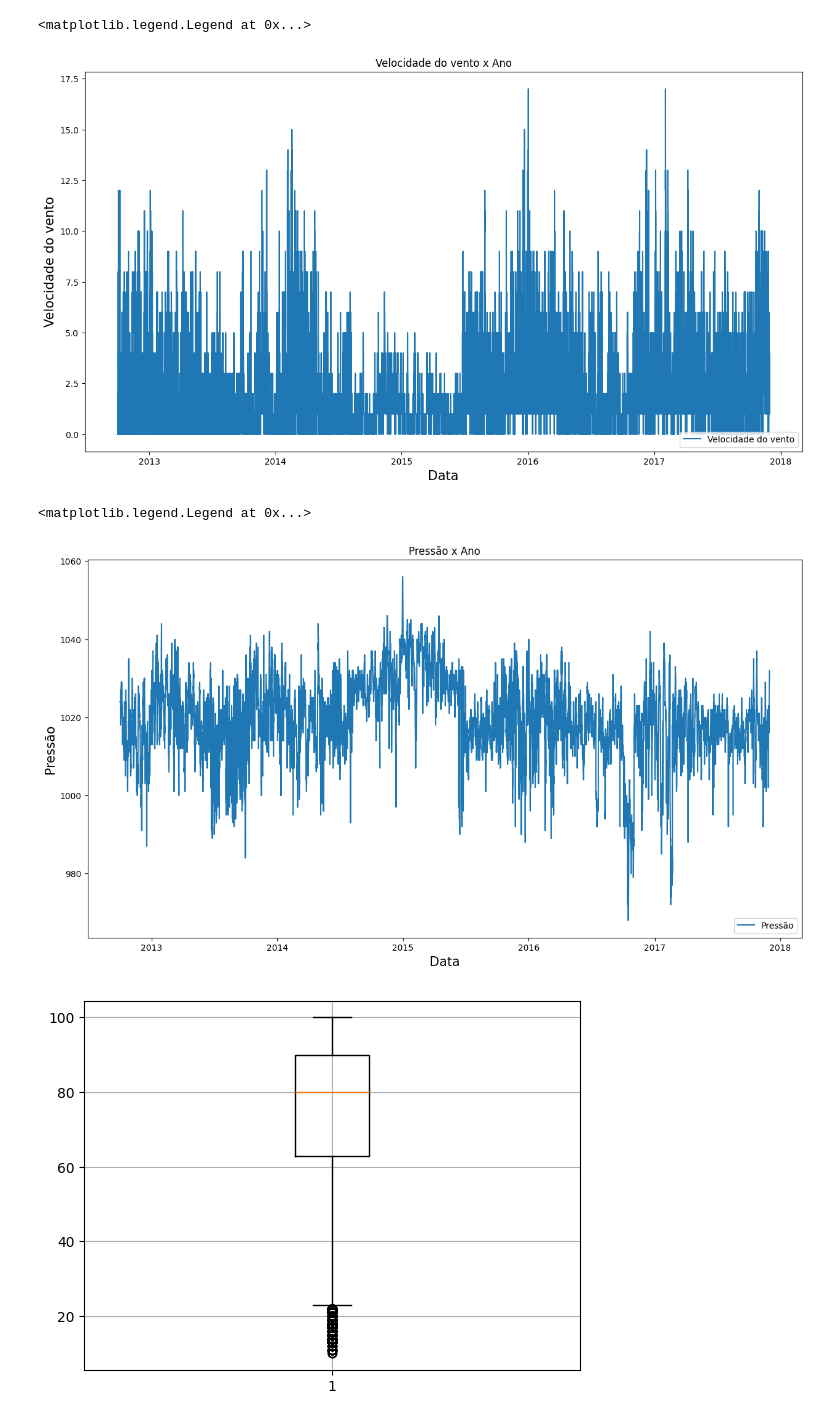
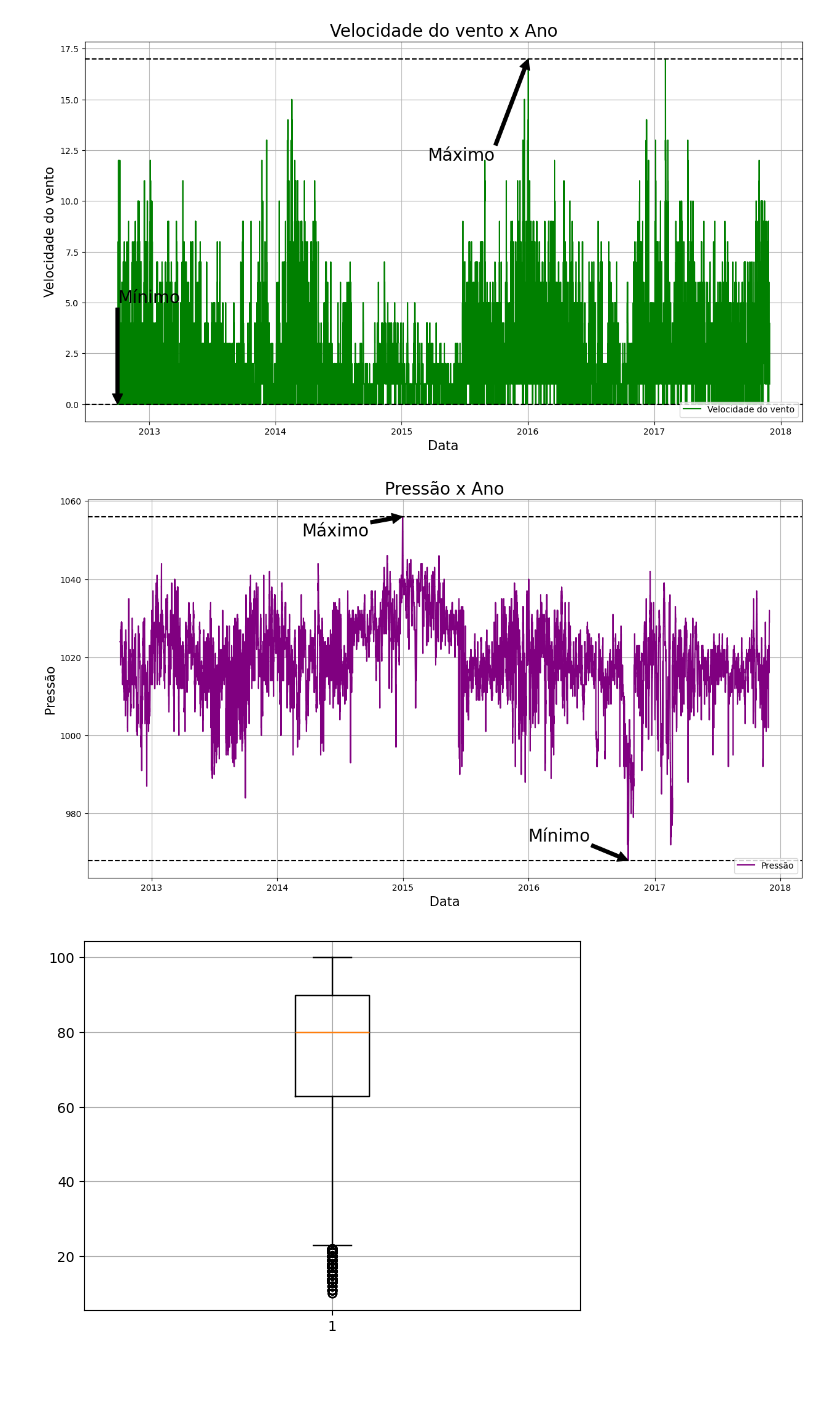
Before and after one commit to icosta8/SENAI-SP-IA-BD, a Jupyter notebook: Aula 03/exercicios.ipynb, the cells around one changed output. Drawn from its saved outputs; the diff is of its cells as text; code cells hidden in the pictures; blank space fills up the shorter version.

```diff
--- a/Aula 03/exercicios.ipynb
+++ b/Aula 03/exercicios.ipynb
@@ -18,23 +41,69 @@ plt.legend(loc='lower right')
 # %%
-plt.figure(figsize=(15,8))
-plt.plot(df['data'],df['velocidade do vento'], label='Velocidade do vento')
+plt.figure(figsize=(15, 8))
+plt.plot(df['data'], df['velocidade do vento'], label='Velocidade do vento', color='green')
 plt.xlabel('Data', fontsize=15)
 plt.ylabel('Velocidade do vento', fontsize=15)
-plt.title('Velocidade do vento x Ano')
+plt.title('Velocidade do vento x Ano', fontsize=20)
 plt.legend(loc='lower right')
+plt.grid(True)
+
+idx_max = df['velocidade do vento'].idxmax()
+idx_max_ajustado = max(idx_max - 7000, 0)
+x1 = df['data'][idx_max]
+y1 = df['velocidade do vento'][idx_max]
+x2 = df['data'][idx_max_ajustado]
+y2 = y1 - 5
+plt.annotate('Máximo', xy=(x1, y1), xytext=(x2, y2),
+             fontsize=20, arrowprops=dict(facecolor='k'))
+
+idx_min = df['velocidade do vento'].idxmin()
+idx_min_ajustado = max(idx_min - 7000, 0)
+x1 = df['data'][idx_min]
+y1 = df['velocidade do vento'][idx_min]
+x2 = df['data'][idx_min_ajustado]
+y2 = y1 + 5
+plt.annotate('Mínimo', xy=(x1, y1), xytext=(x2, y2),
+             fontsize=20, arrowprops=dict(facecolor='k'))
+
+plt.axhline(df['velocidade do vento'].max(), color='k', linestyle='--')
+plt.axhline(df['velocidade do vento'].min(), color='k', linestyle='--')
+
+plt.show()
 # %% [output]
-<matplotlib.legend.Legend at 0x...>
-[figure, old version]
+[figure, new version]
 # %%
-plt.figure(figsize=(15,8))
-plt.plot(df['data'],df['pressão'], label='Pressão')
+plt.figure(figsize=(15, 8))
+plt.plot(df['data'], df['pressão'], label='Pressão', color='purple')
 plt.xlabel('Data', fontsize=15)
 plt.ylabel('Pressão', fontsize=15)
-plt.title('Pressão x Ano')
+plt.title('Pressão x Ano', fontsize=20)
 plt.legend(loc='lower right')
+plt.grid(True)
+
+idx_max = df['pressão'].idxmax()
+idx_max_ajustado = max(idx_max - 7000, 0)
+x1 = df['data'][idx_max]
+y1 = df['pressão'][idx_max]
+x2 = df['data'][idx_max_ajustado]
+y2 = y1 - 5
+plt.annotate('Máximo', xy=(x1, y1), xytext=(x2, y2),
+             fontsize=20, arrowprops=dict(facecolor='k'))
+
+idx_min = df['pressão'].idxmin()
+idx_min_ajustado = max(idx_min - 7000, 0)
+x1 = df['data'][idx_min]
+y1 = df['pressão'][idx_min]
+x2 = df['data'][idx_min_ajustado]
+y2 = y1 + 5
+plt.annotate('Mínimo', xy=(x1, y1), xytext=(x2, y2),
+             fontsize=20, arrowprops=dict(facecolor='k'))
+
+plt.axhline(df['pressão'].max(), color='k', linestyle='--')
+plt.axhline(df['pressão'].min(), color='k', linestyle='--')
+
+plt.show()
 # %% [output]
-<matplotlib.legend.Legend at 0x...>
-[figure, old version]
+[figure, new version]
 # %%
 plt.boxplot(df['humidade'])
 plt.grid()
```
Also changed, not shown: parts of 1 cell of this notebook.
